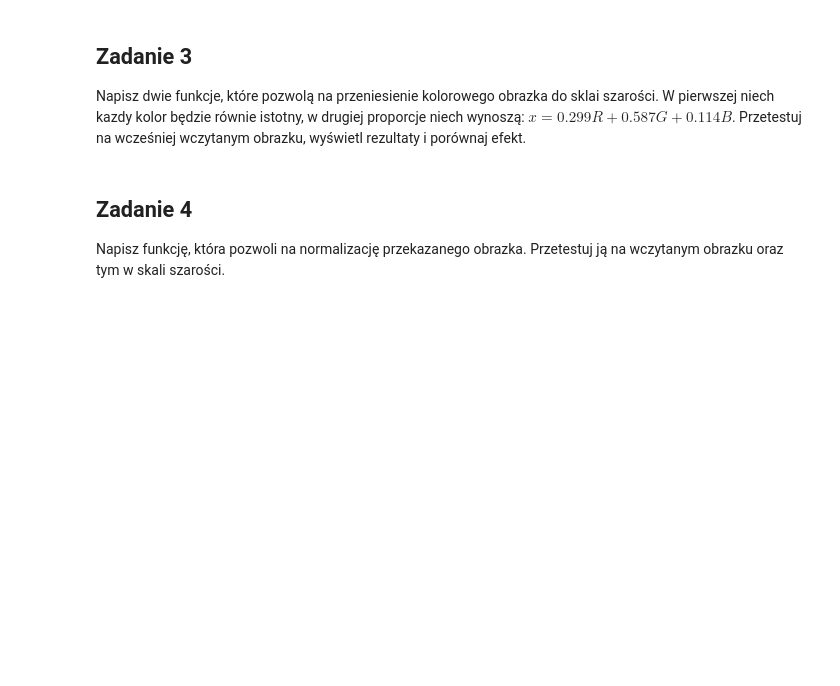
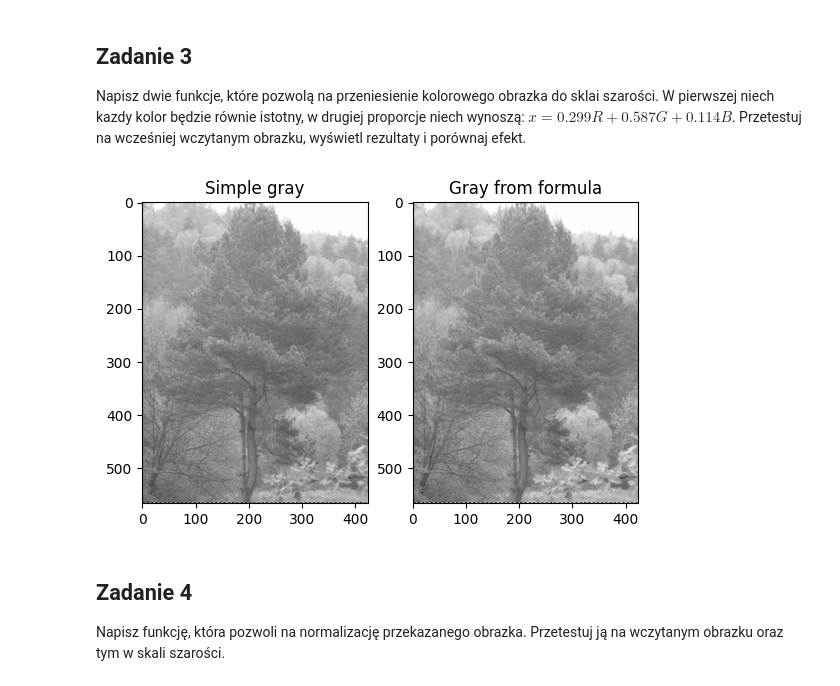
Before and after one commit to Krystian-Matusiak/MACHINE_LEARNING_METHODS, a Jupyter notebook: PWR_AI_NN_LABS/LAB_2/Lab1.ipynb, the cells around one changed output. Drawn from its saved outputs; the diff is of its cells as text; code cells hidden in the pictures; blank space fills up the shorter version.

```diff
--- a/PWR_AI_NN_LABS/LAB_2/Lab1.ipynb
+++ b/PWR_AI_NN_LABS/LAB_2/Lab1.ipynb
@@ -42,6 +58,29 @@ Opcja: wybierz odpowiednią paletę barw do każdego z nich.
 ## Zadanie 3
 
 Napisz dwie funkcje, które pozwolą na przeniesienie kolorowego obrazka do sklai szarości. W pierwszej niech kazdy kolor będzie równie istotny, w drugiej proporcje niech wynoszą: $x = 0.299R + 0.587G + 0.114B$. Przetestuj na wcześniej wczytanym obrazku, wyświetl rezultaty i porównaj efekt.
+# %%
+def toGrayEqual(img):
+    r,g,b = img[:,:,0], img[:,:,1], img[:,:,2]
+    return (r+g+b)/3
+# %%
+def toGrayFormula(img):
+    r,g,b = img[:,:,0], img[:,:,1], img[:,:,2]
+    return 0.299*r + 0.587*g+ 0.114*b
+# %%
+_, ax = plt.subplots(nrows=1, ncols=2)
+
+gray = toGrayEqual(img)
+grayFromFormula = toGrayFormula(img)
+
+ax[0].title.set_text("Simple gray")
+ax[0].imshow(gray, cmap='gray')
+
+ax[1].title.set_text("Gray from formula")
+ax[1].imshow(grayFromFormula, cmap='gray')
+
+plt.show()
+# %% [output]
+[figure, added]
 # %% [markdown]
 ## Zadanie 4
 
```
Also changed, not shown: parts of 7 cells of this notebook, 1 other file.
